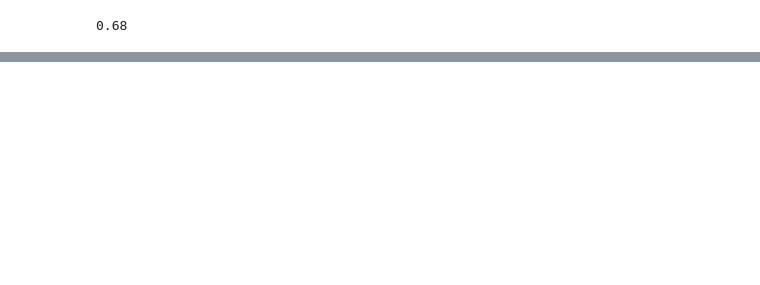
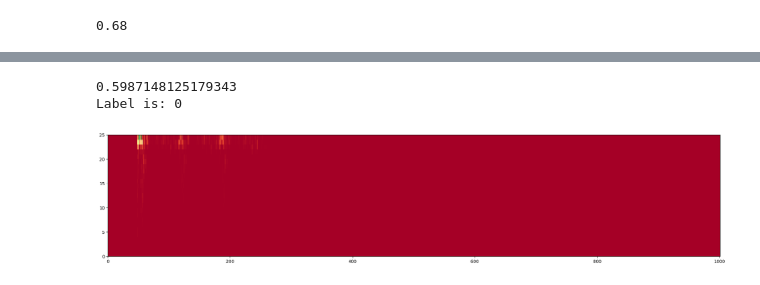
Before and after one commit to khood5/MLAudio, a Jupyter notebook: shotspotter/snn-torch/playground.ipynb, the cells around one changed output, grey strips where cells are left out. Cells and saved outputs as stored; diff of their text form; code cells hidden in the pictures; blank space fills up the shorter version.

```diff
--- a/shotspotter/snn-torch/playground.ipynb
+++ b/shotspotter/snn-torch/playground.ipynb
@@ -320,0 +303,17 @@ print(f'{correct/len(ds_val):.2f}')
+# %%
+INDEX = INCORRECT_INDEX[random.randint(0, len(INCORRECT_INDEX))]
+print(INDEX)
+print(INDEX in INCORRECT_INDEX)
+
+fig = plt.figure(facecolor="w", figsize=(10, 5))
+ax = fig.add_subplot(111)
+splt.raster(torch.from_numpy(training_data[:, INDEX, :]), ax, s=1, c="black")
+
+plt.title("Input Layer")
+plt.xlabel("Time step")
+plt.xlim(0, 1100)
+plt.ylim(0, 50)
+# plt.xlim(0, 470)
+# plt.ylim(0, 15)
+plt.ylabel("Neuron Number")
+plt.show()
@@ -320,0 +324,12 @@ print(f'{correct/len(ds_val):.2f}')
+# %%
+ORIG_DATASET_PATH = '../snn/data/5000-spec-nr.npz' # path to dataset with spectrogram from which we computed data
+
+plt.figure(figsize=(25,5))
+rs = read_spikes_from_disk(ORIG_DATASET_PATH)
+plt.pcolormesh(rs[0][INDEX][::-1, :], cmap='RdYlGn')
+print(rs[0][INDEX].max())
+print(f'Label is: {rs[1][INDEX]}')
+# %% [output]
+0.5987148125179343
+Label is: 0
+[figure, added]
```
Also changed, not shown: parts of 13 cells of this notebook, 7 other files.
